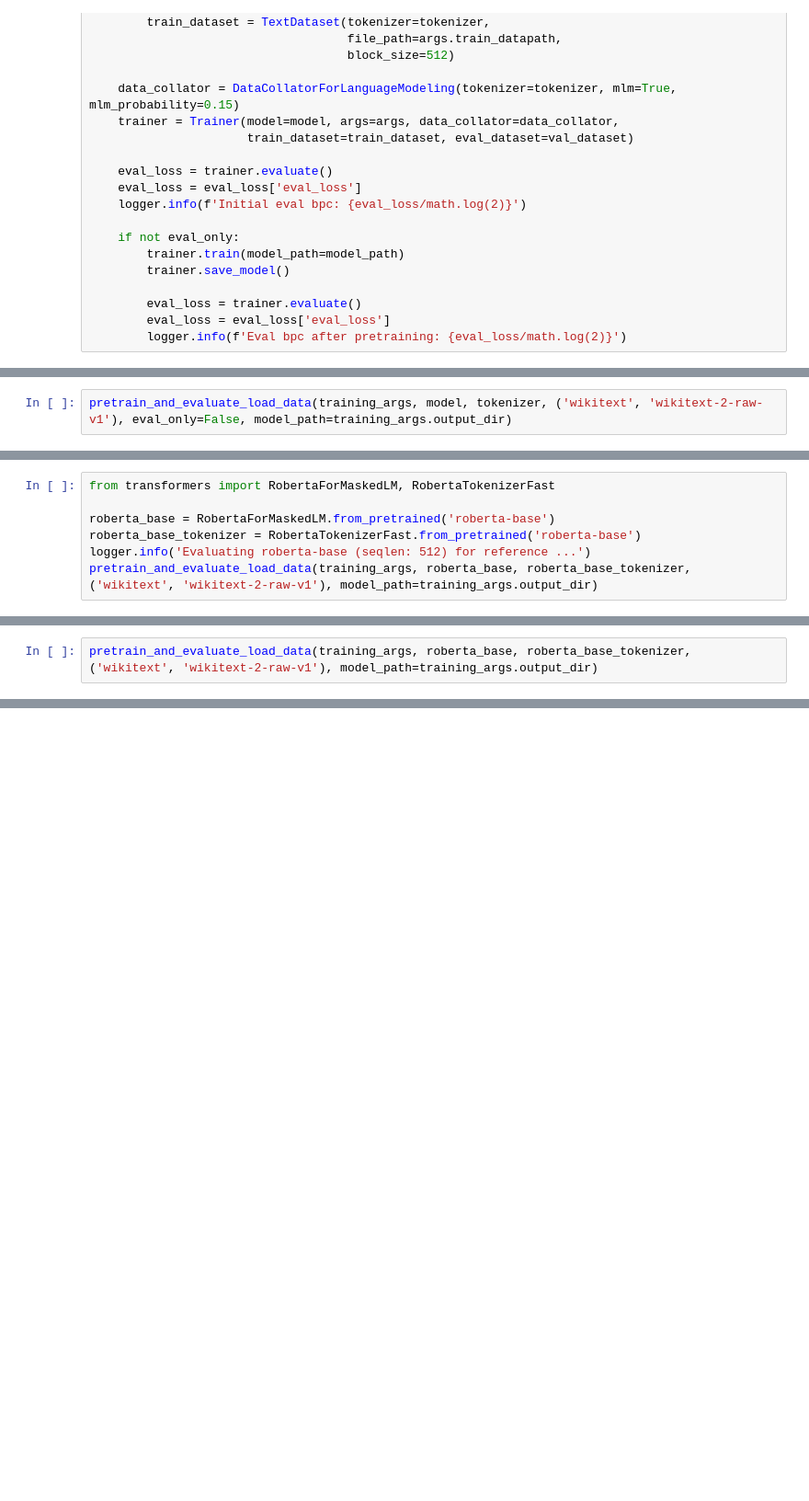
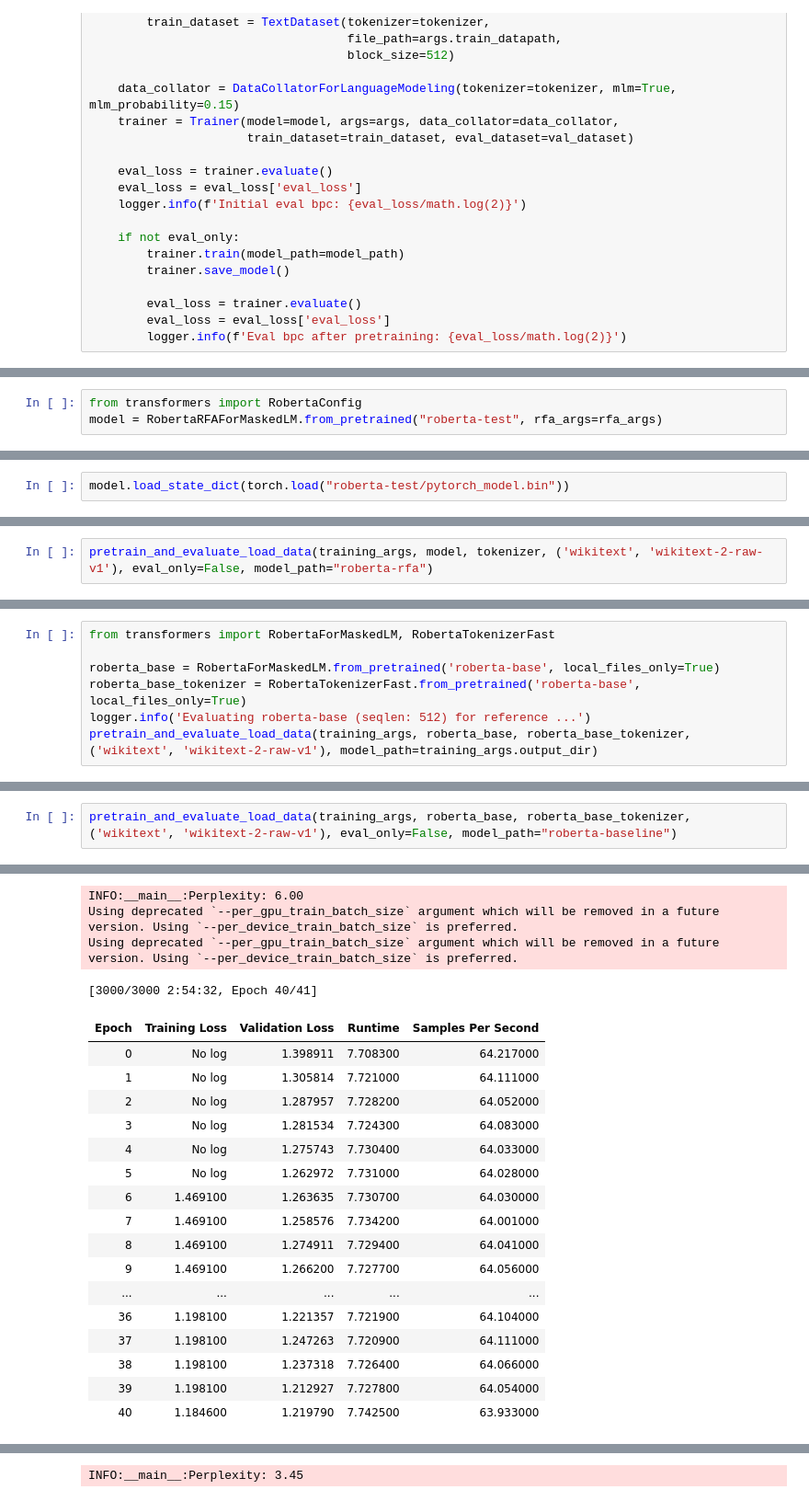
Before and after one commit to NotDachun/bert-rfa, a Jupyter notebook: convert_model_to_RFA.ipynb, the cells around one changed output, grey strips where cells are left out. Shown at 92% size. Drawn from its saved outputs; the diff is of its cells as text; blank space fills up the shorter version.

```diff
--- a/convert_model_to_RFA.ipynb
+++ b/convert_model_to_RFA.ipynb
@@ -231,0 +319,3 @@ config = model.config
+# %%
+from transformers import RobertaConfig
+model = RobertaRFAForMaskedLM.from_pretrained("roberta-test", rfa_args=rfa_args)
@@ -231,0 +389,2 @@ config = model.config
+# %%
+model.load_state_dict(torch.load("roberta-test/pytorch_model.bin"))
@@ -232,4 +396,4 @@ config = model.config
 # %%
-pretrain_and_evaluate_load_data(training_args, model, tokenizer, ('wikitext', 'wikitext-2-raw-v1'), eval_only=False, model_path=training_args.output_dir)
+pretrain_and_evaluate_load_data(training_args, model, tokenizer, ('wikitext', 'wikitext-2-raw-v1'), eval_only=False, model_path="roberta-rfa")
 # %% [output]
 WARNING:datasets.builder:Reusing dataset wikitext (/usr/lusers/dzhu99/.cache/huggingface/datasets/wikitext/wikitext-2-raw-v1/1.0.0/47c57a6745aa5ce8e16a5355aaa4039e3aa90d1adad87cef1ad4e0f29e74ac91)
@@ -264,7 +413,7 @@ KeyboardInterrupt:
 # %%
 from transformers import RobertaForMaskedLM, RobertaTokenizerFast
 
-roberta_base = RobertaForMaskedLM.from_pretrained('roberta-base')
-roberta_base_tokenizer = RobertaTokenizerFast.from_pretrained('roberta-base')
+roberta_base = RobertaForMaskedLM.from_pretrained('roberta-base', local_files_only=True)
+roberta_base_tokenizer = RobertaTokenizerFast.from_pretrained('roberta-base', local_files_only=True)
 logger.info('Evaluating roberta-base (seqlen: 512) for reference ...')
 pretrain_and_evaluate_load_data(training_args, roberta_base, roberta_base_tokenizer, ('wikitext', 'wikitext-2-raw-v1'), model_path=training_args.output_dir)
@@ -271,2 +440,3 @@ pretrain_and_evaluate_load_data(training_args, roberta_base, roberta_base_tokeni
 # %%
-pretrain_and_evaluate_load_data(training_args, roberta_base, roberta_base_tokenizer, ('wikitext', 'wikitext-2-raw-v1'), model_path=training_args.output_dir)
+pretrain_and_evaluate_load_data(training_args, roberta_base, roberta_base_tokenizer, ('wikitext', 'wikitext-2-raw-v1'), eval_only=False, model_path="roberta-baseline")
+# %% [output]
@@ -272,0 +461,21 @@ pretrain_and_evaluate_load_data(training_args, roberta_base, roberta_base_tokeni
+INFO:__main__:Perplexity: 6.00
+Using deprecated `--per_gpu_train_batch_size` argument which will be removed in a future version. Using `--per_device_train_batch_size` is preferred.
+Using deprecated `--per_gpu_train_batch_size` argument which will be removed in a future version. Using `--per_device_train_batch_size` is preferred.
+[3000/3000 2:54:32, Epoch 40/41]
+| Epoch | Training Loss | Validation Loss | Runtime | Samples Per Second |
+| 0 | No log | 1.398911 | 7.708300 | 64.217000 |
+| 1 | No log | 1.305814 | 7.721000 | 64.111000 |
+| 2 | No log | 1.287957 | 7.728200 | 64.052000 |
+| 3 | No log | 1.281534 | 7.724300 | 64.083000 |
+| 4 | No log | 1.275743 | 7.730400 | 64.033000 |
+| 5 | No log | 1.262972 | 7.731000 | 64.028000 |
+| 6 | 1.469100 | 1.263635 | 7.730700 | 64.030000 |
+| 7 | 1.469100 | 1.258576 | 7.734200 | 64.001000 |
+| 8 | 1.469100 | 1.274911 | 7.729400 | 64.041000 |
+| 9 | 1.469100 | 1.266200 | 7.727700 | 64.056000 |
+| ... | ... | ... | ... | ... |
+| 36 | 1.198100 | 1.221357 | 7.721900 | 64.104000 |
+| 37 | 1.198100 | 1.247263 | 7.720900 | 64.111000 |
+| 38 | 1.198100 | 1.237318 | 7.726400 | 64.066000 |
+| 39 | 1.198100 | 1.212927 | 7.727800 | 64.054000 |
+| 40 | 1.184600 | 1.219790 | 7.742500 | 63.933000 |
@@ -272,0 +500 @@ pretrain_and_evaluate_load_data(training_args, roberta_base, roberta_base_tokeni
+INFO:__main__:Perplexity: 3.45
```
Also changed, not shown: parts of 20 cells of this notebook, 2 other files.
